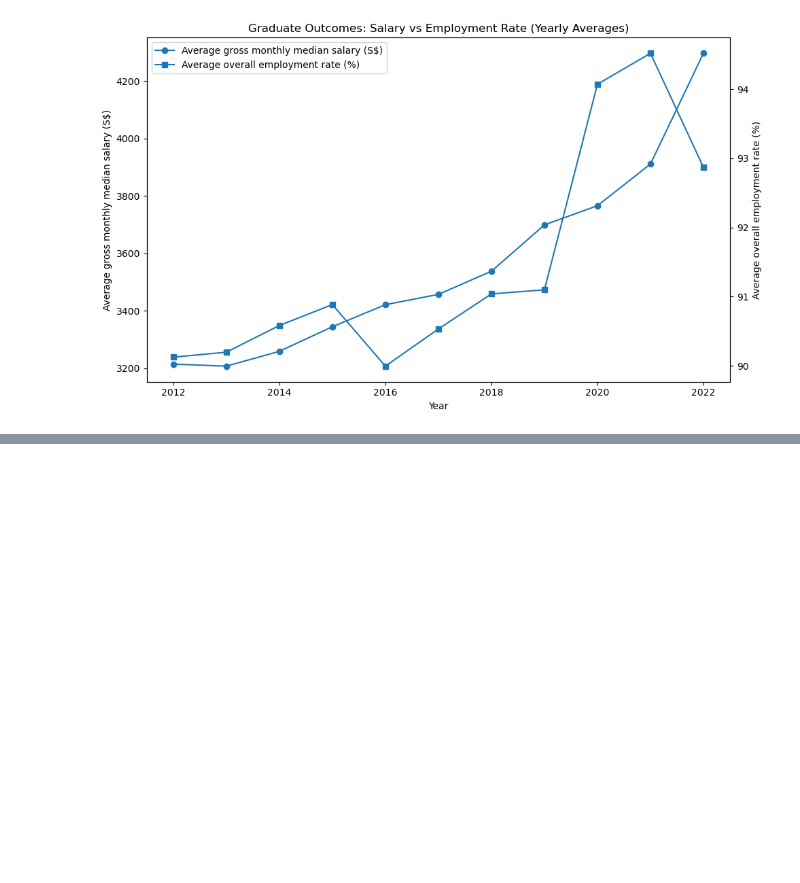
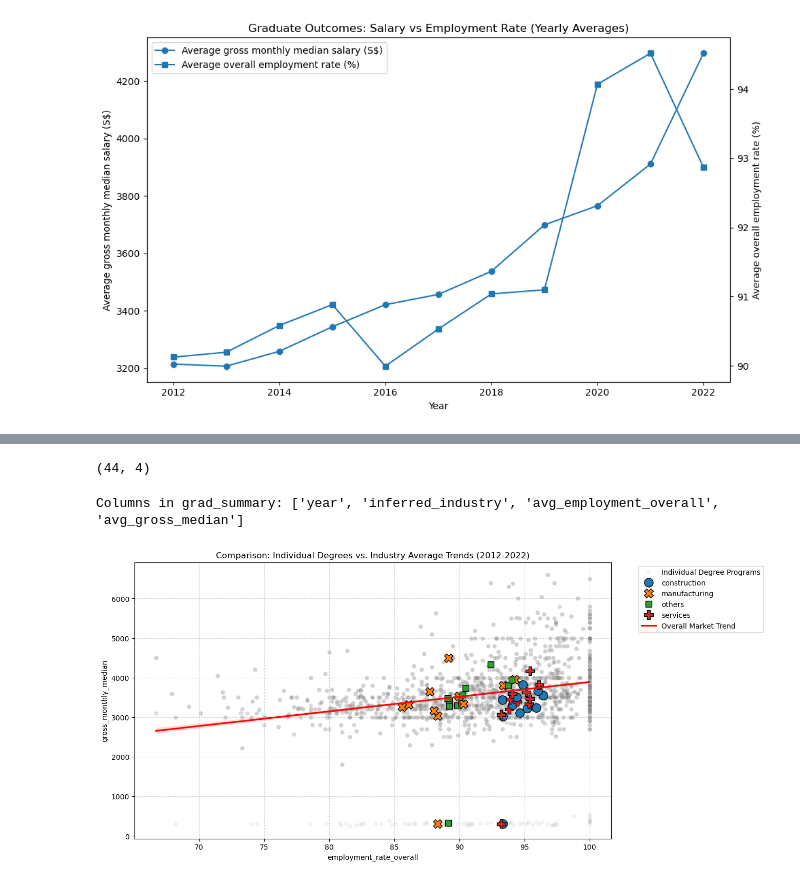
Before and after one commit to noodlebatteries124/pdas_ca2, a Jupyter notebook: p2518846-DAAAFT1B08-Kayden.ipynb, the cells around one changed output, grey strips where cells are left out. Saved outputs shown, nothing was run; the diff lists cells and outputs as text; code cells hidden in the pictures; blank space fills up the shorter version.

Commit message:
group by industry

```diff
--- a/p2518846-DAAAFT1B08-Kayden.ipynb
+++ b/p2518846-DAAAFT1B08-Kayden.ipynb
@@ -584,0 +679,62 @@ plt.show()
+# %%
+# Group the 5,026 rows into just 44 rows (4 industries * 11 years)
+grad_summary = df_filtered.groupby(['year', 'inferred_industry']).agg({
+    'gross_monthly_median': 'mean', # Average salary of all degrees in that industry
+    'employment_rate_overall': 'mean'
+}).reset_index()
+
+print(grad_summary.shape)
+# This should now be around 44 rows—perfectly matching your other dataset's scale!
+# %% [output]
+(44, 4)
+# %%
+# 1. Re-create the summary to ensure the column names are exactly what we expect
+grad_summary = df_filtered.groupby(['year', 'inferred_industry']).agg(
+    avg_employment_overall=('employment_rate_overall', 'mean'),
+    avg_gross_median=('gross_monthly_median', 'mean')
+).reset_index()
+
+# Verify names (this should show: ['year', 'inferred_industry', 'avg_employment_overall', 'avg_gross_median'])
+print("Columns in grad_summary:", grad_summary.columns.tolist())
+
+plt.figure(figsize=(12, 7))
+
+# 2. Plot the raw data (df_filtered)
+sns.scatterplot(
+    data=df_filtered,
+    x="employment_rate_overall",
+    y="gross_monthly_median",
+    alpha=0.1,
+    color='gray',
+    label="Individual Degree Programs"
+)
+
+# 3. Plot the aggregated summary (grad_summary)
+# Notice 'x' and 'y' now match the names we defined in step 1
+sns.scatterplot(
+    data=grad_summary,
+    x="avg_employment_overall", # Updated from employment_rate_overall
+    y="avg_gross_median",
+    hue="inferred_industry",
+    style="inferred_industry",
+    s=150,
+    edgecolor='black'
+)
+
+# 4. Add the trend line using the raw data
+sns.regplot(
+    data=df_filtered,
+    x="employment_rate_overall",
+    y="gross_monthly_median",
+    scatter=False,
+    color='red',
+    label="Overall Market Trend"
+)
+
+plt.title("Comparison: Individual Degrees vs. Industry Average Trends (2012-2022)")
+plt.legend(bbox_to_anchor=(1.05, 1), loc='upper left')
+plt.grid(True, linestyle='--', alpha=0.5)
+plt.show()
+# %% [output]
+Columns in grad_summary: ['year', 'inferred_industry', 'avg_employment_overall', 'avg_gross_median']
+[figure, added]
```
Also changed, not shown: parts of 10 cells of this notebook.
